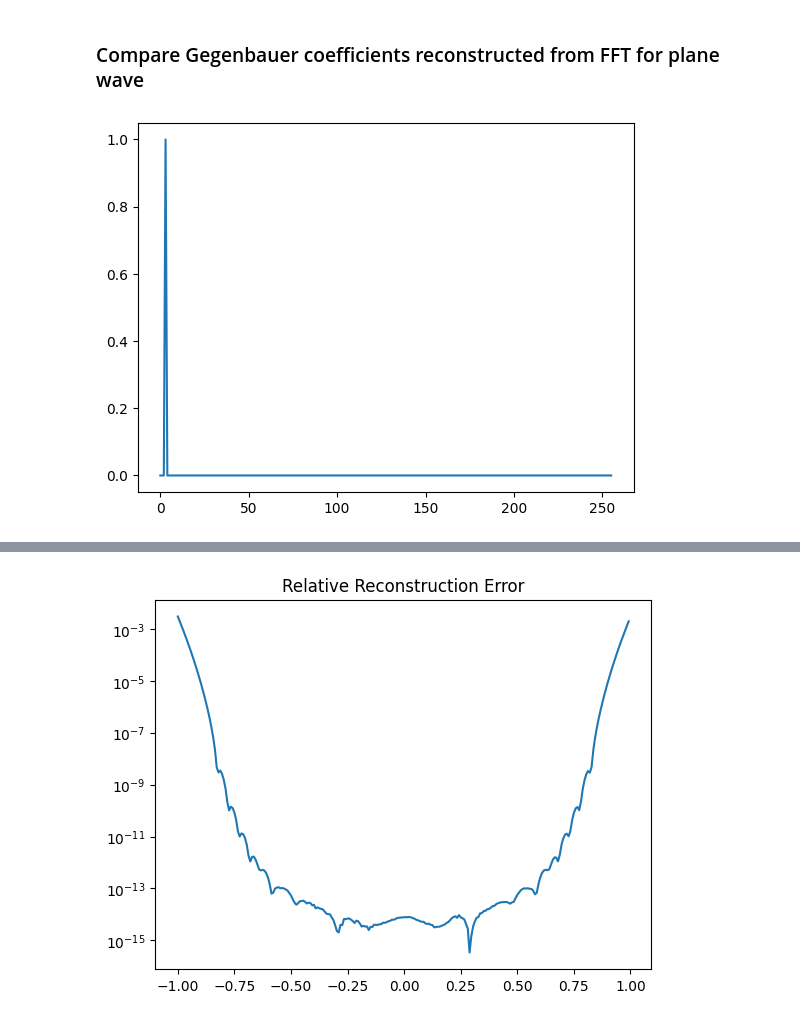
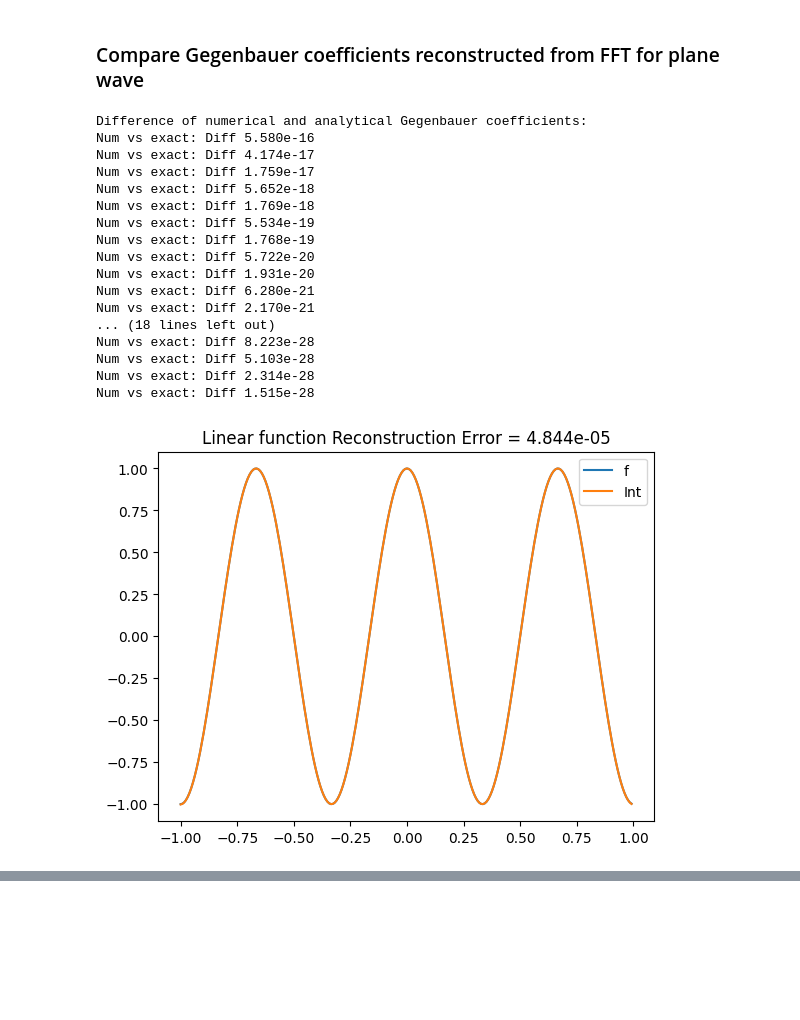
Before and after one commit to KunkelAlexander/fdm-hybrid-scheme, a Jupyter notebook: demonstration/Gegenbauer.ipynb, the cells around one changed output, grey strips where cells are left out. Cells and saved outputs as stored; diff of their text form; code cells hidden in the pictures; blank space fills up the shorter version.

Commit message:
Implement Inverse Polynomial Reconstruction

```diff
--- a/demonstration/Gegenbauer.ipynb
+++ b/demonstration/Gegenbauer.ipynb
@@ -239,7 +230,7 @@ L  = 2
 N  = 128
 Ni = 128
 def func(x):
-    return x#np.cos(1.4 * np.pi * (x - 1))
+    return np.cos(1.4 * np.pi * (x - 1))
 
 x  = np.linspace(-1, 1, N  + 1)[:-1]
 xi = np.linspace(-1, 1, Ni + 1)[:-1]
@@ -248,8 +239,8 @@ plt.title("The test function")
 plt.plot(x, func(x))
 plt.show()
 
-alphas      = [1, 1/4, 2/5]
-resolutions = [16, 24, 36, 52]
+alphas      = [1.3/4, 2.3/5]
+resolutions = [16, 24, 36, 52, 76]
 for alpha, beta in zip(alphas, alphas):
     plt.title(f"Relative Reconstruction Error alpha = {alpha}")
     plt.yscale("log")
@@ -260,12 +251,7 @@ for alpha, beta in zip(alphas, alphas):
         fhat   = fft(f)
         g, lam = fft2gegenbauer(fhat, alpha, beta)
         fint   = igegenbauer(g, lam, xi)
-        #plt.title("f vs fint")
-        #plt.plot(f.real, label="f")
-        #plt.plot(fint.real, label="fint")
-        #plt.legend()
-        #plt.show()
-        plt.plot(xi, np.abs((func(xi) - fint)/(func(xi)+1e-12)), label=f"N={N}")
+        plt.plot(xi, np.abs((func(xi) - fint.real)), label=f"N={N}")
     plt.legend()
     plt.show()
 # %% [output]
@@ -287,0 +263,27 @@ for alpha, beta in zip(alphas, alphas):
+# %%
+L  = 2
+N  = 160
+Ni = 160
+def func(x):
+    return np.cos(1.4 * np.pi * (x - 1))
+
+x  = np.linspace(-1, 1, N  + 1)[:-1]
+xi = np.linspace(-1, 1, Ni + 1)[:-1]
+
+alpha = beta  = 2/5
+x  = np.linspace(-1, 1, N  + 1)[:-1]
+xi = np.linspace(-1, 1, Ni + 1)[:-1]
+
+f      = func(x)
+fhat   = fft(f)
+frec   = ifft(fhat)
+g, lam = fft2gegenbauer(fhat, 1/4, 1/4)
+fint1  = igegenbauer(g, lam, xi)
+g, lam = fft2gegenbauer(fhat, 2.3/5, 2.3/5)
+fint2  = igegenbauer(g, lam, xi)
+
+plt.title(f"Failed Gegenbauer reconstruction")
+plt.plot(x, fint1.real, label=r"$\lambda = \frac{1}{4}N$")
+plt.plot(x, fint2.real, label=r"$\lambda = \frac{2}{5}N$")
+plt.legend()
+plt.show()
@@ -311,34 +315,50 @@ def exactgegenbauer(fhat):
     lam    = alpha * N
     gam    = scipy.special.gamma(lam)
     m      = int(beta * N + 2)
     g      = np.zeros(m, dtype=complex)
     for l in range(m):
         bessel = scipy.special.jv(l + lam, np.pi * omega)
         coeff  = gam * bessel * (2 / (np.pi * omega))**lam
         g[l]   = coeff * (1j)**l * (l + lam)
 
     return g, lam
 
 f           = func(x)
 fhat        = fft(f)
-plt.plot(fhat)
-plt.show()
-g,      lam = fft2gegenbauer(fhat)
+g,      lam = fft2gegenbauer(fhat, alpha, beta)
 gexact, lam =  exactgegenbauer(fhat)
+print("Difference of numerical and analytical Gegenbauer coefficients: ")
 for c1, c2 in zip(g, gexact):
     print(f"Num vs exact: Diff {np.abs(c1 - c2):3.3e}")# {c1} vs {c2}")
 
 
 fint = igegenbauer(g, lam, xi)
 plt.title(f"Linear function Reconstruction Error = {np.mean(np.abs(fint - func(xi))):3.3e}")
 plt.plot(x, f, label="f")
 plt.plot(xi, fint, label="Int")
 plt.legend()
 plt.show()
 
 plt.title(f"Relative Reconstruction Error")
 plt.yscale("log")
 plt.plot(xi, np.abs((func(xi) - fint)/func(xi)))
 plt.show()
 # %% [output]
+Difference of numerical and analytical Gegenbauer coefficients:
+Num vs exact: Diff 5.580e-16
+Num vs exact: Diff 4.174e-17
+Num vs exact: Diff 1.759e-17
+Num vs exact: Diff 5.652e-18
+Num vs exact: Diff 1.769e-18
+Num vs exact: Diff 5.534e-19
+Num vs exact: Diff 1.768e-19
+Num vs exact: Diff 5.722e-20
+Num vs exact: Diff 1.931e-20
+Num vs exact: Diff 6.280e-21
+Num vs exact: Diff 2.170e-21
+... (18 lines left out)
+Num vs exact: Diff 8.223e-28
+Num vs exact: Diff 5.103e-28
+Num vs exact: Diff 2.314e-28
+Num vs exact: Diff 1.515e-28
-[figure, old version]
+[figure, new version]
@@ -363 +365,0 @@ Num vs exact: Diff 5.837e-29
-[figure, removed]
```
Also changed, not shown: parts of 16 cells of this notebook, 5 other files.
